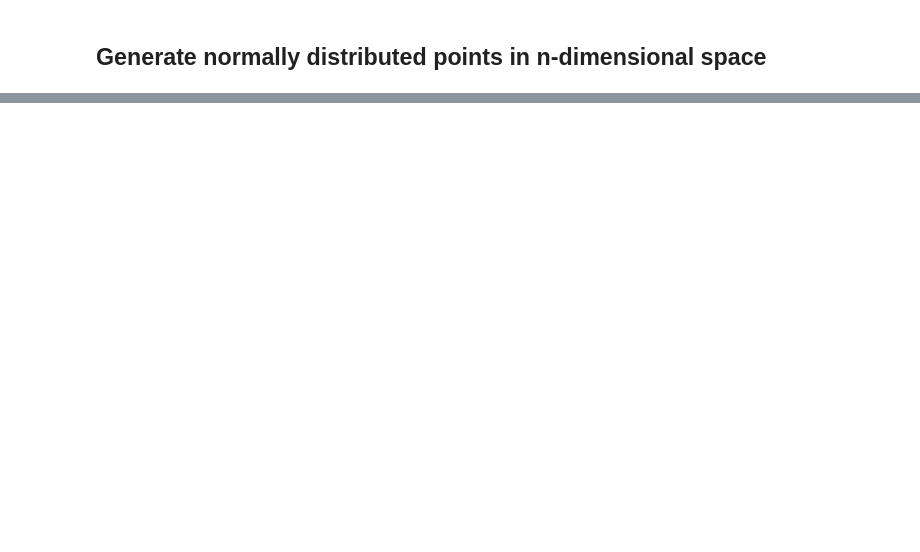
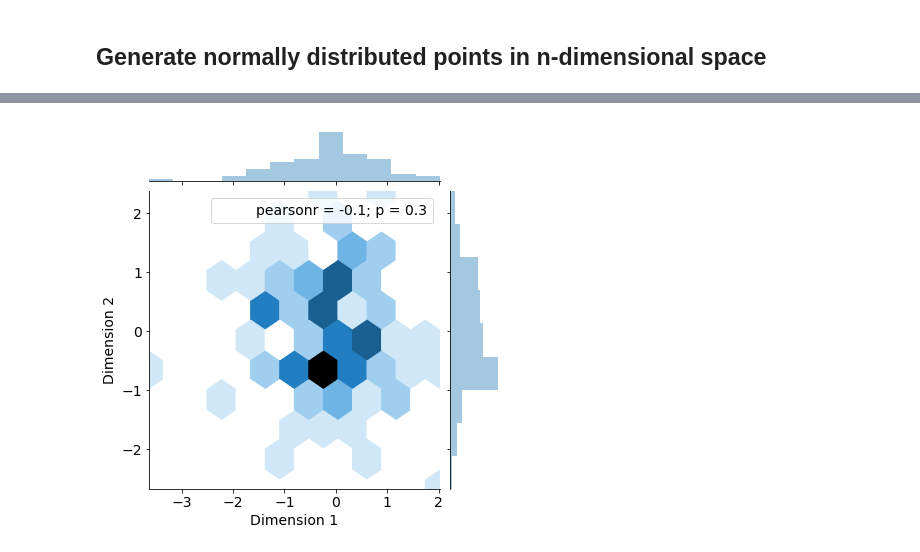
Before and after one commit to peterbbryan/HighDimensionalDistance, a Jupyter notebook: HighDimensionalDistance.ipynb, the cells around one changed output, grey strips where cells are left out. Saved outputs shown, nothing was run; the diff lists cells and outputs as text; code cells hidden in the pictures; blank space fills up the shorter version.

```diff
--- a/HighDimensionalDistance.ipynb
+++ b/HighDimensionalDistance.ipynb
@@ -72,0 +79,7 @@ l_sub_p_norm(np.array([1,2,3,4]), np.array([2,3,4,5]), 2)
+# %%
+matplotlib.rcParams.update({'font.size': 14})
+sns.jointplot(x="Dimension 1", y="Dimension 2", kind='hex',
+              data=pd.DataFrame(generate_points(100,2), columns=['Dimension 1', 'Dimension 2']))
+plt.show()
+# %% [output]
+[figure, added]
```
Also changed, not shown: parts of 11 cells of this notebook.
